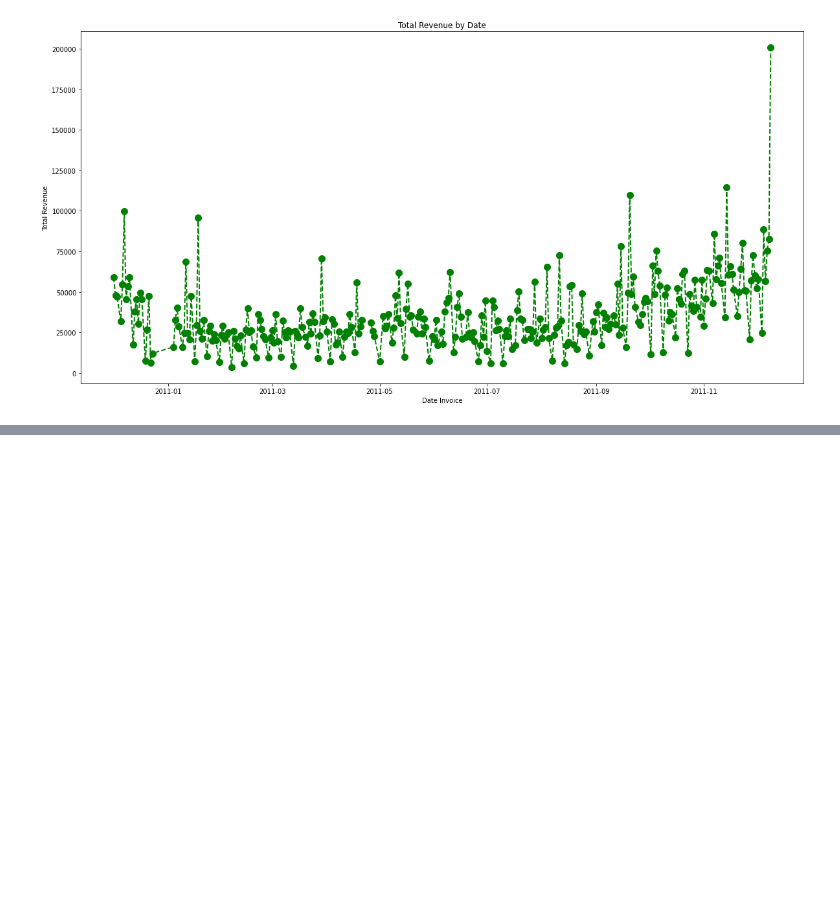
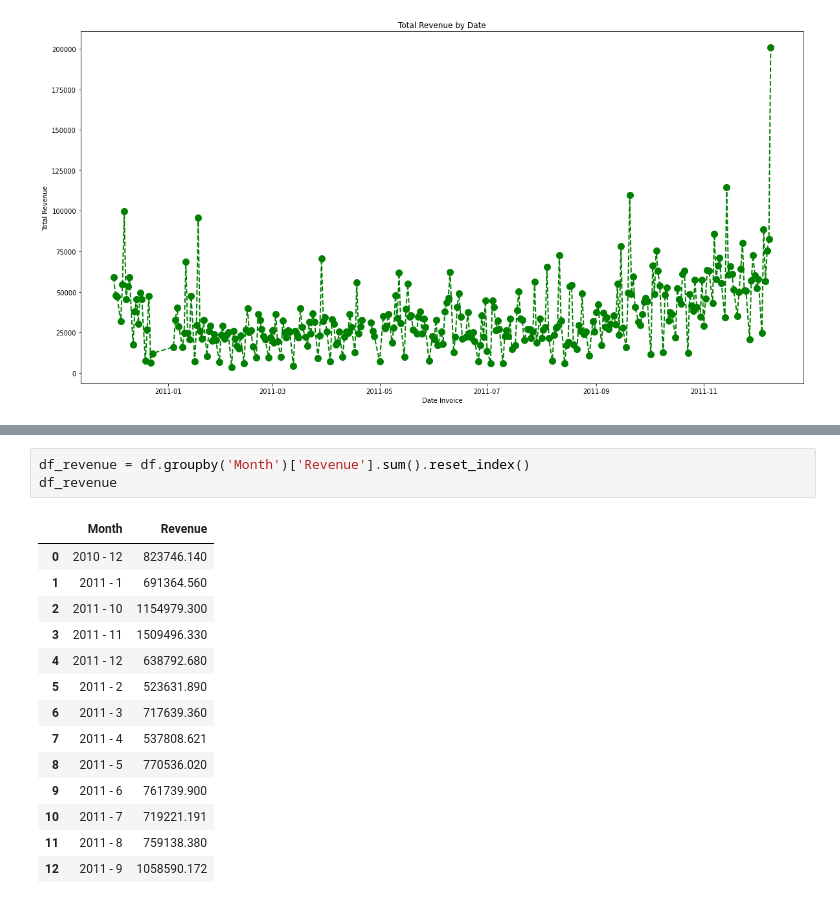
Before and after one commit to thanhENC/DA-course-UEL, a Jupyter notebook: 01. Visualization/Visualization.ipynb, the cells around one changed output, grey strips where cells are left out. Drawn from its saved outputs; the diff is of its cells as text; blank space fills up the shorter version.

```diff
--- a/01. Visualization/Visualization.ipynb
+++ b/01. Visualization/Visualization.ipynb
@@ -164,0 +171,18 @@ Text(0.5, 1.0, 'Total Revenue by Date')
+# %%
+df_revenue = df.groupby('Month')['Revenue'].sum().reset_index()
+df_revenue
+# %% [output]
+|  | Month | Revenue |
+| 0 | 2010 - 12 | 823746.140 |
+| 1 | 2011 - 1 | 691364.560 |
+| 2 | 2011 - 10 | 1154979.300 |
+| 3 | 2011 - 11 | 1509496.330 |
+| 4 | 2011 - 12 | 638792.680 |
+| 5 | 2011 - 2 | 523631.890 |
+| 6 | 2011 - 3 | 717639.360 |
+| 7 | 2011 - 4 | 537808.621 |
+| 8 | 2011 - 5 | 770536.020 |
+| 9 | 2011 - 6 | 761739.900 |
+| 10 | 2011 - 7 | 719221.191 |
+| 11 | 2011 - 8 | 759138.380 |
+| 12 | 2011 - 9 | 1058590.172 |
```
Also changed, not shown: parts of 6 cells of this notebook.
